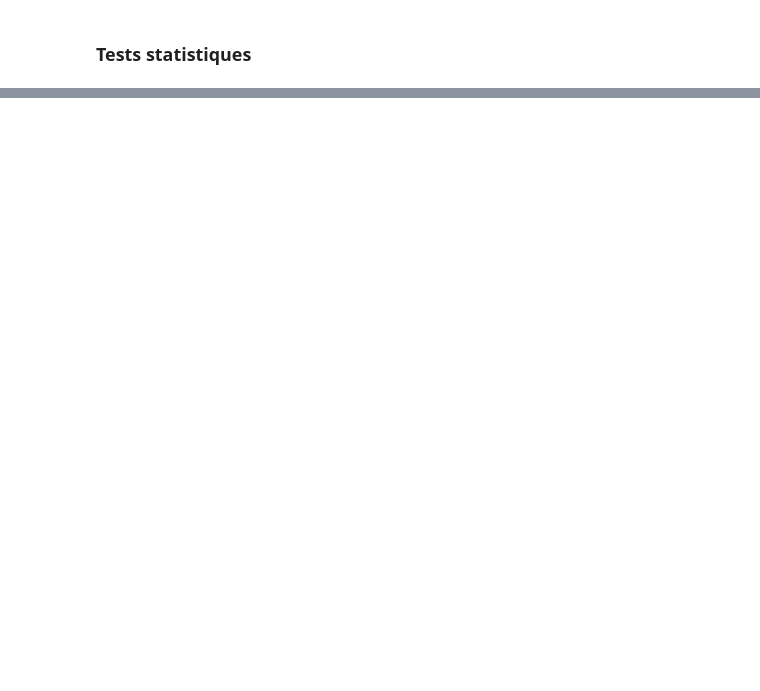
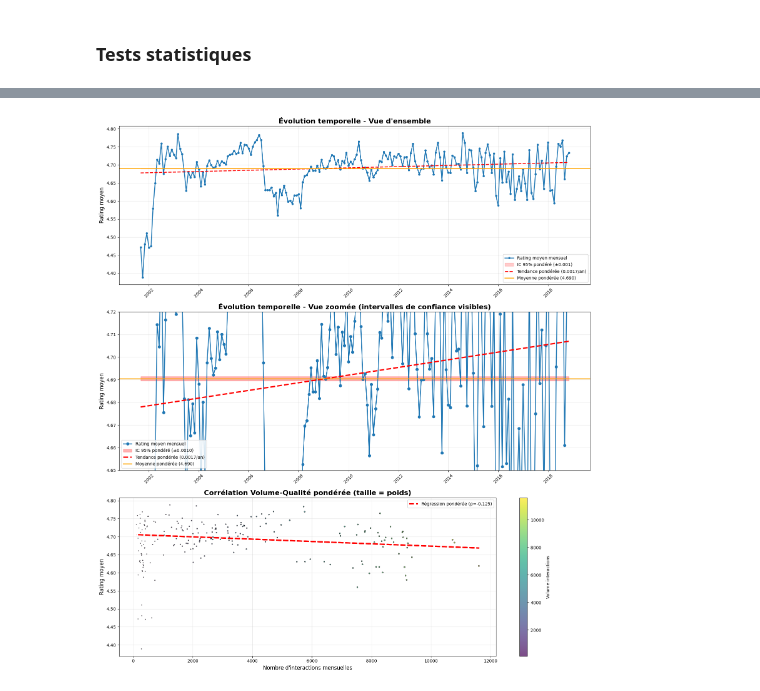
Before and after one commit to julienlafrance/backtothefuturekitchen, a Jupyter notebook: 00_eda/01_long_term/rating_ingredient/01_rating_analysis.ipynb, the cells around one changed output, grey strips where cells are left out. Cells and saved outputs as stored; diff of their text form; code cells hidden in the pictures; blank space fills up the shorter version.

```diff
--- a/00_eda/01_long_term/rating_ingredient/01_rating_analysis.ipynb
+++ b/00_eda/01_long_term/rating_ingredient/01_rating_analysis.ipynb
@@ -338,0 +486,95 @@ print("\n" + "=" * 60)
+# %%
+# Analyse détaillée avec bandes de confiance pondérées
+print("📊 Création des visualisations détaillées avec méthodes pondérées...")
+
+# Calcul des bandes de confiance pondérées
+mean_rating_weighted = np.average(monthly_df['mean_rating'], weights=weights)
+std_rating_weighted = np.sqrt(np.average((monthly_df['mean_rating'] - mean_rating_weighted)**2, weights=weights))
+
+# Calcul des intervalles de confiance pondérés (bootstrap approximation)
+upper_bound_weighted = mean_rating_weighted + 1.96 * std_rating_weighted / np.sqrt(np.sum(weights))
+lower_bound_weighted = mean_rating_weighted - 1.96 * std_rating_weighted / np.sqrt(np.sum(weights))
+
+# Visualisation en 3 graphiques spécialisés
+fig, (ax1, ax2, ax3) = plt.subplots(3, 1, figsize=(16, 18))
+
+# 1. Évolution ratings - Vue d'ensemble
+ax1.plot(monthly_df['date'], monthly_df['mean_rating'], 'o-',
+        color='#1f77b4', linewidth=2, markersize=4, label='Rating moyen mensuel')
+
+# Bandes de confiance pondérées
+ax1.fill_between(monthly_df['date'],
+                lower_bound_weighted, upper_bound_weighted,
+                alpha=0.2, color='red', label=f'IC 95% pondéré (±{1.96 * std_rating_weighted / np.sqrt(np.sum(weights)):.3f})')
+
+# Ligne de tendance pondérée
+trend_weighted_detailed = wls_trend_result.predict(sm.add_constant(np.arange(len(monthly_df))))
+ax1.plot(monthly_df['date'], trend_weighted_detailed, '--',
+         color='red', linewidth=2, label=f'Tendance pondérée ({wls_trend_result.params[1]*12:.4f}/an)')
+
+# Ligne de moyenne pondérée
+ax1.axhline(y=mean_rating_weighted, color='orange', linestyle='-', linewidth=2,
+           label=f'Moyenne pondérée ({mean_rating_weighted:.3f})')
+
+ax1.set_title('Évolution temporelle - Vue d\'ensemble', fontsize=16, fontweight='bold')
+ax1.set_ylabel('Rating moyen', fontsize=12)
+ax1.grid(True, alpha=0.3)
+ax1.legend()
+ax1.tick_params(axis='x', rotation=45)
+
+# 2. Évolution ratings - Vue zoomée pour voir les intervalles de confiance
+ax2.plot(monthly_df['date'], monthly_df['mean_rating'], 'o-',
+        color='#1f77b4', linewidth=2, markersize=6, label='Rating moyen mensuel')
+
+# Bandes de confiance pondérées (plus visibles avec le zoom)
+ax2.fill_between(monthly_df['date'],
+                lower_bound_weighted, upper_bound_weighted,
+                alpha=0.3, color='red', label=f'IC 95% pondéré (±{1.96 * std_rating_weighted / np.sqrt(np.sum(weights)):.4f})')
+
+# Ligne de tendance pondérée
+ax2.plot(monthly_df['date'], trend_weighted_detailed, '--',
+         color='red', linewidth=3, label=f'Tendance pondérée ({wls_trend_result.params[1]*12:.4f}/an)')
+
+# Ligne de moyenne pondérée
+ax2.axhline(y=mean_rating_weighted, color='orange', linestyle='-', linewidth=2,
+           label=f'Moyenne pondérée ({mean_rating_weighted:.3f})')
+
+ax2.set_title('Évolution temporelle - Vue zoomée (intervalles de confiance visibles)', fontsize=16, fontweight='bold')
+ax2.set_ylabel('Rating moyen', fontsize=12)
+ax2.set_ylim(4.65, 4.72)  # Zoom pour voir les intervalles de confiance
+ax2.grid(True, alpha=0.3)
+ax2.legend()
+ax2.tick_params(axis='x', rotation=45)
+
+# 3. Corrélation volume-qualité détaillée avec pondération
+sizes_detailed = weights_normalized * 800
+colors = monthly_df['n_interactions']
+
+scatter = ax3.scatter(monthly_df['n_interactions'], monthly_df['mean_rating'],
+                     s=sizes_detailed, c=colors, cmap='viridis',
+                     alpha=0.7, edgecolors='black', linewidth=1)
+
+# Ligne de régression pondérée volume-qualité
+X_vol_detailed = sm.add_constant(monthly_df['n_interactions'])
+wls_vol_detailed = sm.WLS(monthly_df['mean_rating'], X_vol_detailed, weights=weights)
+wls_vol_detailed_result = wls_vol_detailed.fit()
+vol_pred_detailed = wls_vol_detailed_result.predict(X_vol_detailed)
+
+ax3.plot(monthly_df['n_interactions'], vol_pred_detailed, "r--", linewidth=3,
+         label=f'Régression pondérée (ρ={vol_qual_weighted:.3f})')
+
+ax3.set_title('Corrélation Volume-Qualité pondérée (taille = poids)', fontsize=16, fontweight='bold')
+ax3.set_xlabel('Nombre d\'interactions mensuelles', fontsize=12)
+ax3.set_ylabel('Rating moyen', fontsize=12)
+ax3.grid(True, alpha=0.3)
+ax3.legend()
+plt.colorbar(scatter, ax=ax3, label='Volume interactions')
+
+plt.tight_layout()
+plt.show()
+
+print("✅ Visualisations détaillées pondérées créées")
+print(f"📊 Moyenne pondérée: {mean_rating_weighted:.4f} vs non-pondérée: {np.mean(monthly_df['mean_rating']):.4f}")
+print(f"📊 Écart-type pondéré: {std_rating_weighted:.4f} vs non-pondéré: {np.std(monthly_df['mean_rating']):.4f}")
+print(f"📊 IC 95% pondéré: ±{1.96 * std_rating_weighted / np.sqrt(np.sum(weights)):.4f}")
+# %% [output]
@@ -338,0 +582 @@ print("\n" + "=" * 60)
+[figure, added]
```
Also changed, not shown: parts of 20 cells of this notebook.
